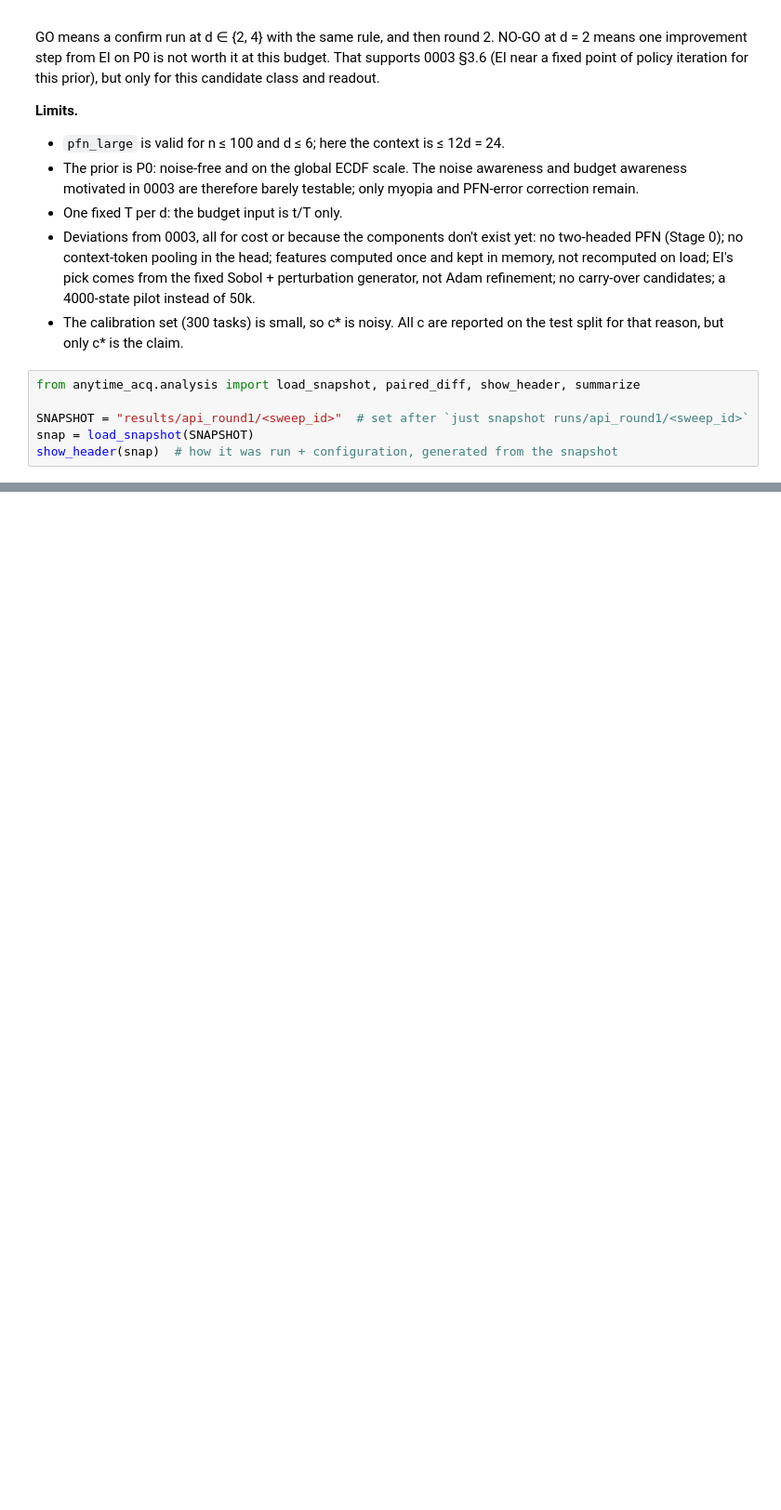
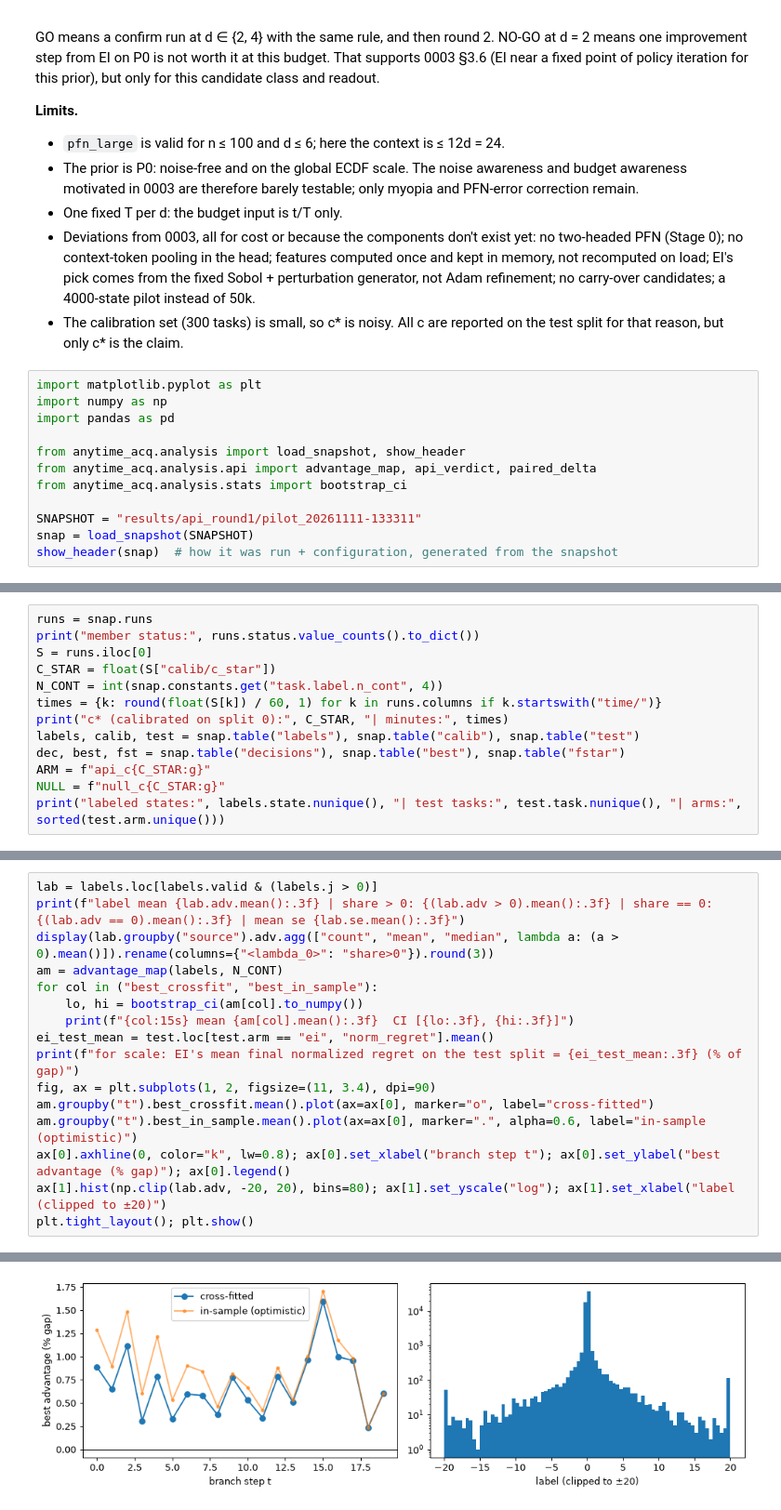
Before and after one commit to timruhkopf/anytime-acquisition, a Jupyter notebook: notebooks/06_2026-11-11_api_round1.ipynb, the cells around one changed output, grey strips where cells are left out. Shown at 93% size. Drawn from its saved outputs; the diff is of its cells as text; blank space fills up the shorter version.

Commit message:
api_round1 pilot: snapshot, notebook 06 executed with Observations, log §2, decided NO-GO (#13)
Co-Authored-By: Claude Opus 5.5 <noreply@anthropic.com>

```diff
--- a/notebooks/06_2026-11-11_api_round1.ipynb
+++ b/notebooks/06_2026-11-11_api_round1.ipynb
@@ -52,8 +52,14 @@ GO means a confirm run at d ∈ {2, 4} with the same rule, and then round 2. NO-
 - Deviations from 0003, all for cost or because the components don't exist yet: no two-headed PFN (Stage 0); no context-token pooling in the head; features computed once and kept in memory, not recomputed on load; EI's pick comes from the fixed Sobol + perturbation generator, not Adam refinement; no carry-over candidates; a 4000-state pilot instead of 50k.
 - The calibration set (300 tasks) is small, so c\* is noisy. All c are reported on the test split for that reason, but only c\* is the claim.
 # %%
-from anytime_acq.analysis import load_snapshot, paired_diff, show_header, summarize
+import matplotlib.pyplot as plt
+import numpy as np
+import pandas as pd
 
-SNAPSHOT = "results/api_round1/<sweep_id>"  # set after `just snapshot runs/api_round1/<sweep_id>`
+from anytime_acq.analysis import load_snapshot, show_header
+from anytime_acq.analysis.api import advantage_map, api_verdict, paired_delta
+from anytime_acq.analysis.stats import bootstrap_ci
+
+SNAPSHOT = "results/api_round1/pilot_20261111-133311"
 snap = load_snapshot(SNAPSHOT)
 show_header(snap)  # how it was run + configuration, generated from the snapshot
@@ -68,0 +127,13 @@ The GO / NO-GO criterion from the description, evaluated, in one line. Record it
+# %%
+runs = snap.runs
+print("member status:", runs.status.value_counts().to_dict())
+S = runs.iloc[0]
+C_STAR = float(S["calib/c_star"])
+N_CONT = int(snap.constants.get("task.label.n_cont", 4))
+times = {k: round(float(S[k]) / 60, 1) for k in runs.columns if k.startswith("time/")}
+print("c* (calibrated on split 0):", C_STAR, "| minutes:", times)
+labels, calib, test = snap.table("labels"), snap.table("calib"), snap.table("test")
+dec, best, fst = snap.table("decisions"), snap.table("best"), snap.table("fstar")
+ARM = f"api_c{C_STAR:g}"
+NULL = f"null_c{C_STAR:g}"
+print("labeled states:", labels.state.nunique(), "| test tasks:", test.task.nunique(), "| arms:", sorted(test.arm.unique()))
@@ -68,0 +150,17 @@ The GO / NO-GO criterion from the description, evaluated, in one line. Record it
+# %%
+lab = labels.loc[labels.valid & (labels.j > 0)]
+print(f"label mean {lab.adv.mean():.3f} | share > 0: {(lab.adv > 0).mean():.3f} | share == 0: {(lab.adv == 0).mean():.3f} | mean se {lab.se.mean():.3f}")
+display(lab.groupby("source").adv.agg(["count", "mean", "median", lambda a: (a > 0).mean()]).rename(columns={"<lambda_0>": "share>0"}).round(3))
+am = advantage_map(labels, N_CONT)
+for col in ("best_crossfit", "best_in_sample"):
+    lo, hi = bootstrap_ci(am[col].to_numpy())
+    print(f"{col:15s} mean {am[col].mean():.3f}  CI [{lo:.3f}, {hi:.3f}]")
+ei_test_mean = test.loc[test.arm == "ei", "norm_regret"].mean()
+print(f"for scale: EI's mean final normalized regret on the test split = {ei_test_mean:.3f} (% of gap)")
+fig, ax = plt.subplots(1, 2, figsize=(11, 3.4), dpi=90)
+am.groupby("t").best_crossfit.mean().plot(ax=ax[0], marker="o", label="cross-fitted")
+am.groupby("t").best_in_sample.mean().plot(ax=ax[0], marker=".", alpha=0.6, label="in-sample (optimistic)")
+ax[0].axhline(0, color="k", lw=0.8); ax[0].set_xlabel("branch step t"); ax[0].set_ylabel("best advantage (% gap)"); ax[0].legend()
+ax[1].hist(np.clip(lab.adv, -20, 20), bins=80); ax[1].set_yscale("log"); ax[1].set_xlabel("label (clipped to ±20)")
+plt.tight_layout(); plt.show()
+# %% [output]
@@ -68,0 +179 @@ The GO / NO-GO criterion from the description, evaluated, in one line. Record it
+[figure, added]
```
Also changed, not shown: parts of 17 cells of this notebook, 16 other files.
